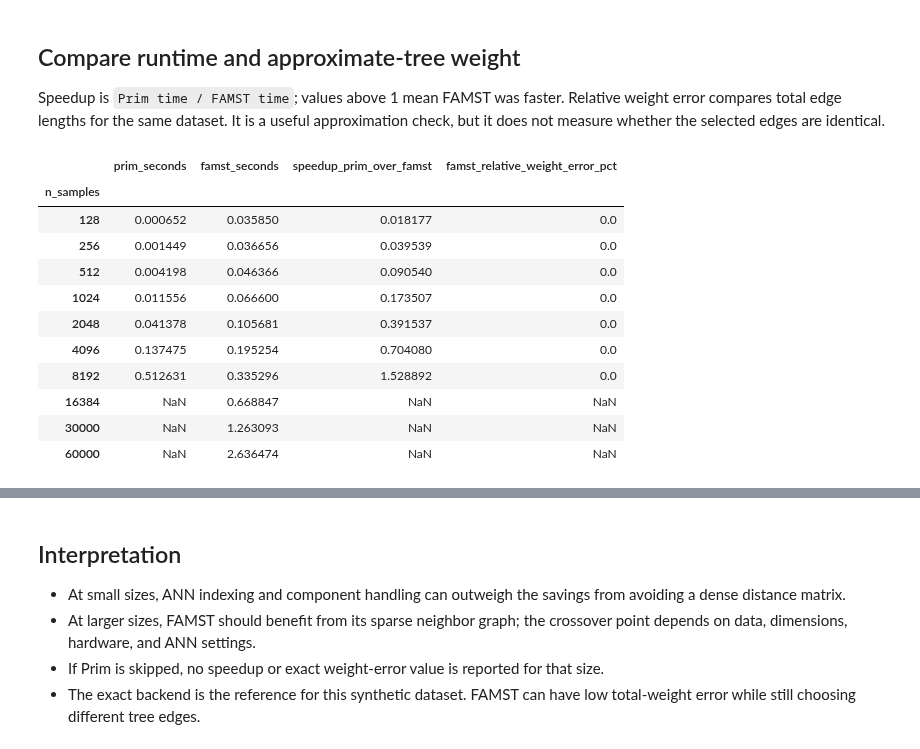
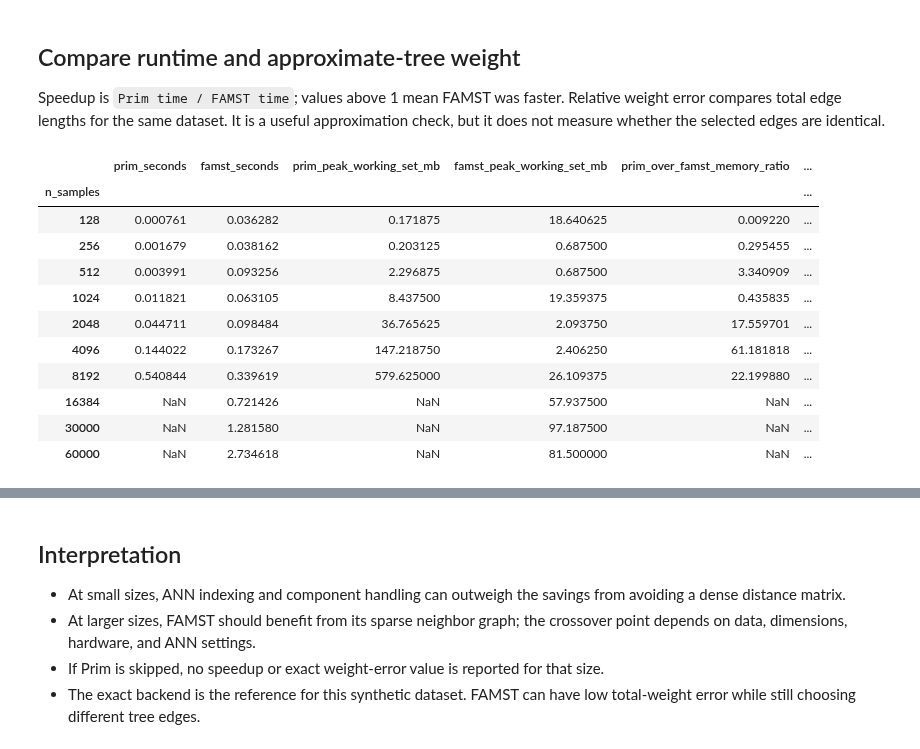
Before and after one commit to fabriziocosta/mst_embedding, a Jupyter notebook: notebooks/mst_scaling_benchmark.ipynb, the cells around one changed output, grey strips where cells are left out. Drawn from its saved outputs; the diff is of its cells as text; code cells hidden in the pictures.

```diff
--- a/notebooks/mst_scaling_benchmark.ipynb
+++ b/notebooks/mst_scaling_benchmark.ipynb
@@ -173,28 +278,34 @@ Speedup is `Prim time / FAMST time`; values above 1 mean FAMST was faster. Relat
 # %%
 wide = results.pivot(index='n_samples', columns='method', values='median_seconds')
 summary = pd.DataFrame(index=wide.index)
 summary['prim_seconds'] = wide.get('prim')
 summary['famst_seconds'] = wide.get('famst')
+memory_wide = memory_results.pivot(index='n_samples', columns='method', values='peak_working_set_mb')
+summary['prim_peak_working_set_mb'] = memory_wide.get('prim')
+summary['famst_peak_working_set_mb'] = memory_wide.get('famst')
+summary['prim_over_famst_memory_ratio'] = (
+    summary['prim_peak_working_set_mb'] / summary['famst_peak_working_set_mb']
+)
 summary['speedup_prim_over_famst'] = (
     summary['prim_seconds'] / summary['famst_seconds']
 )
 weights = results.pivot(index='n_samples', columns='method', values='tree_weight')
 if {'prim', 'famst'}.issubset(weights.columns):
     summary['famst_relative_weight_error_pct'] = (
         100 * (weights['famst'] - weights['prim']) / weights['prim']
     )
 summary
 # %% [output]
-|  | prim_seconds | famst_seconds | speedup_prim_over_famst | famst_relative_weight_error_pct |
-| n_samples |  |  |  |  |
-| 128 | 0.000652 | 0.035850 | 0.018177 | 0.0 |
-| 256 | 0.001449 | 0.036656 | 0.039539 | 0.0 |
-| 512 | 0.004198 | 0.046366 | 0.090540 | 0.0 |
-| 1024 | 0.011556 | 0.066600 | 0.173507 | 0.0 |
-| 2048 | 0.041378 | 0.105681 | 0.391537 | 0.0 |
-| 4096 | 0.137475 | 0.195254 | 0.704080 | 0.0 |
-| 8192 | 0.512631 | 0.335296 | 1.528892 | 0.0 |
-| 16384 | NaN | 0.668847 | NaN | NaN |
-| 30000 | NaN | 1.263093 | NaN | NaN |
-| 60000 | NaN | 2.636474 | NaN | NaN |
+|  | prim_seconds | famst_seconds | prim_peak_working_set_mb | famst_peak_working_set_mb | prim_over_famst_memory_ratio | ... |
+| n_samples |  |  |  |  |  | ... |
+| 128 | 0.000761 | 0.036282 | 0.171875 | 18.640625 | 0.009220 | ... |
+| 256 | 0.001679 | 0.038162 | 0.203125 | 0.687500 | 0.295455 | ... |
+| 512 | 0.003991 | 0.093256 | 2.296875 | 0.687500 | 3.340909 | ... |
+| 1024 | 0.011821 | 0.063105 | 8.437500 | 19.359375 | 0.435835 | ... |
+| 2048 | 0.044711 | 0.098484 | 36.765625 | 2.093750 | 17.559701 | ... |
+| 4096 | 0.144022 | 0.173267 | 147.218750 | 2.406250 | 61.181818 | ... |
+| 8192 | 0.540844 | 0.339619 | 579.625000 | 26.109375 | 22.199880 | ... |
+| 16384 | NaN | 0.721426 | NaN | 57.937500 | NaN | ... |
+| 30000 | NaN | 1.281580 | NaN | 97.187500 | NaN | ... |
+| 60000 | NaN | 2.734618 | NaN | 81.500000 | NaN | ... |
 # %%
```
Also changed, not shown: parts of 6 cells of this notebook, 4 other files.
